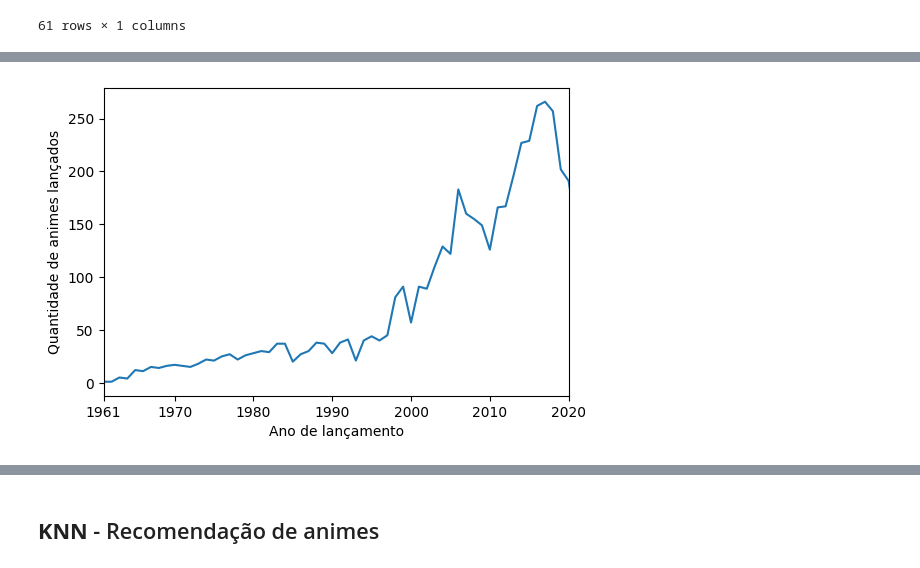
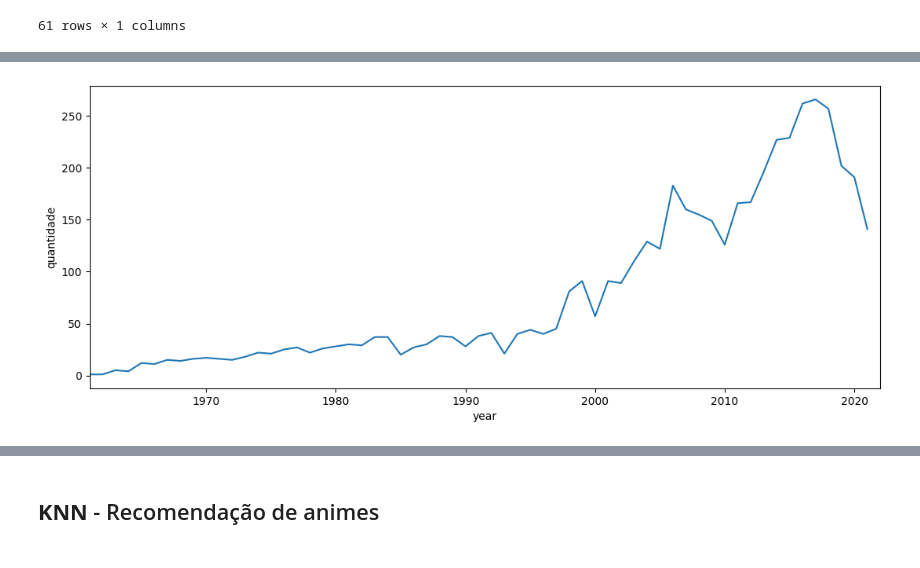
Before and after one commit to FLPSP/Anime-Recommender-System, a Jupyter notebook: recommender_system.ipynb, the cells around one changed output, grey strips where cells are left out. Drawn from its saved outputs; the diff is of its cells as text; code cells hidden in the pictures.

```diff
--- a/recommender_system.ipynb
+++ b/recommender_system.ipynb
@@ -219,18 +207,15 @@ for feature in ['type','source','rating']:
 # %%
 # Visualizando o crescimento da produção de animes
 year = pd.DataFrame(df_animes['year'].groupby(df_animes['year']).count()).rename(columns={'year':'quantidade'})
 sns.lineplot(data=year,
                x=year.index,
                y=year['quantidade']);
 
 ## Ajuste de tamanho do gráfico
-plt.gcf().set_size_inches(6, 4)
-plt.xlabel('Ano de lançamento')
-plt.ylabel('Quantidade de animes lançados')
-plt.xlim(1961,2020)
-plt.xticks([1961, 1970, 1980, 1990, 2000, 2010, 2020]);
+plt.gcf().set_size_inches(13, 5);
+plt.xlim(1961,2022);
 # %% [output]
-[figure, old version]
+[figure, new version]
 # %%
 # Os 10 animes mais bem avaliados, sendo necessário haver no mínimo 700.000 membros, foram considerados todos os
 # tipos de produção
```
Also changed, not shown: parts of 17 cells of this notebook.
